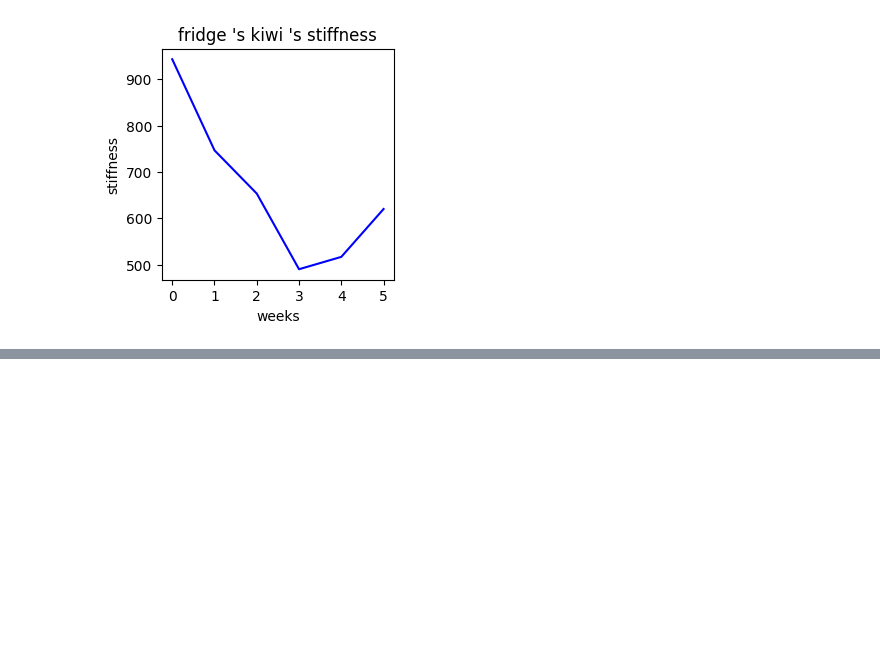
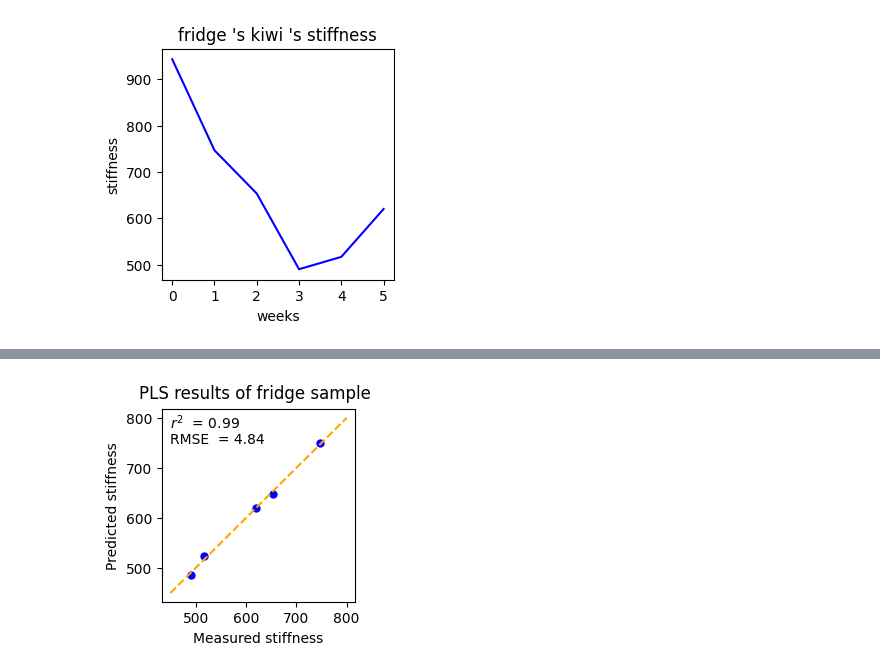
Before and after one commit to xbx18502/Graduation_research_feb, a Jupyter notebook: first_step_fridge.ipynb, the cells around one changed output, grey strips where cells are left out. Saved outputs shown, nothing was run; the diff lists cells and outputs as text; code cells hidden in the pictures; blank space fills up the shorter version.

```diff
--- a/first_step_fridge.ipynb
+++ b/first_step_fridge.ipynb
@@ -480,0 +495,17 @@ plt.show()
+# %%
+from sklearn.metrics import mean_squared_error, r2_score
+score_v   =  r2_score(Y_pred,x2,multioutput='variance_weighted')
+RMSE  = mean_squared_error(Y_pred,x2, squared=False)
+# %%
+fig = plt.figure(figsize= (2.5,2.5))
+plt.plot(x2,Y_pred, 'o',markersize=5)  #,color = 'b'
+plt.xlabel('Measured stiffness')
+plt.ylabel('Predicted stiffness')
+# plt.suptitle('r2 = '+str(score_v)[:4])
+plt.suptitle('PLS results of fridge sample')
+plt.plot([450, 800], [450, 800])
+plt.text(450, 780, r'$r^2$  = '+str(score_v)[:4], fontsize=10)
+plt.text(450, 750, r'RMSE  = '+str(RMSE)[:4], fontsize=10)
+plt.show()
+# %% [output]
+[figure, added]
```
Also changed, not shown: parts of 5 cells of this notebook, 1 other file.
